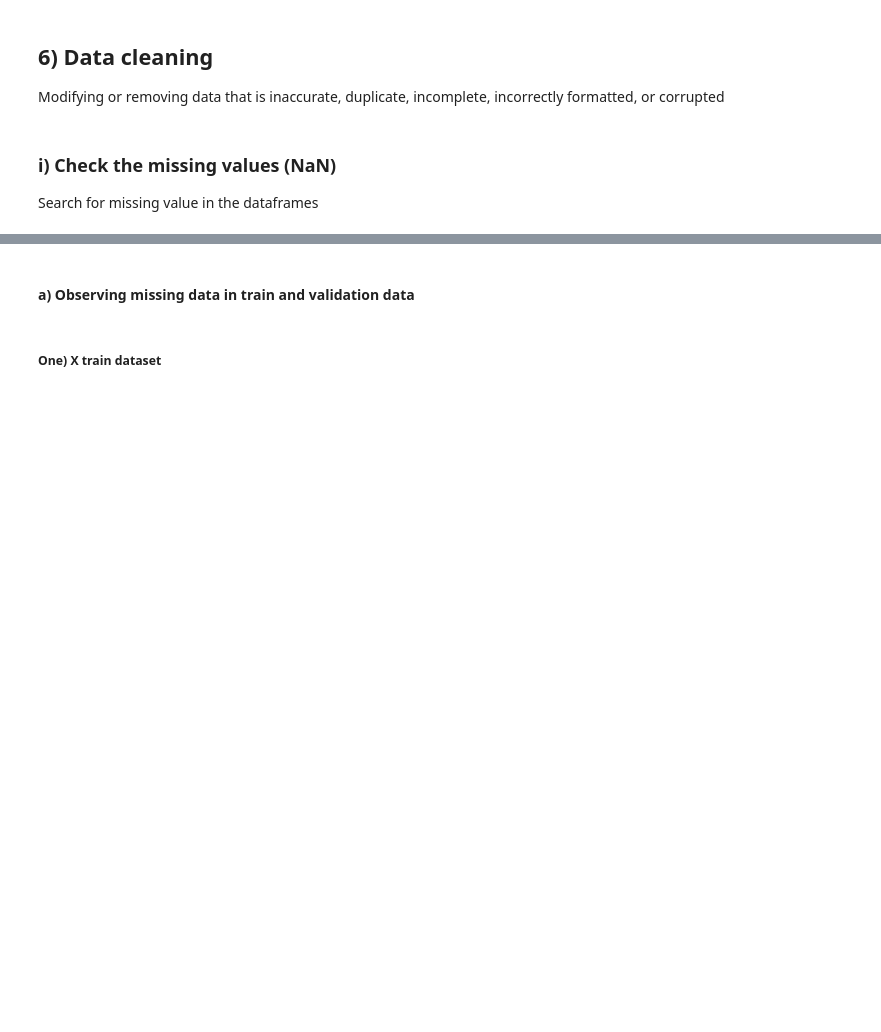
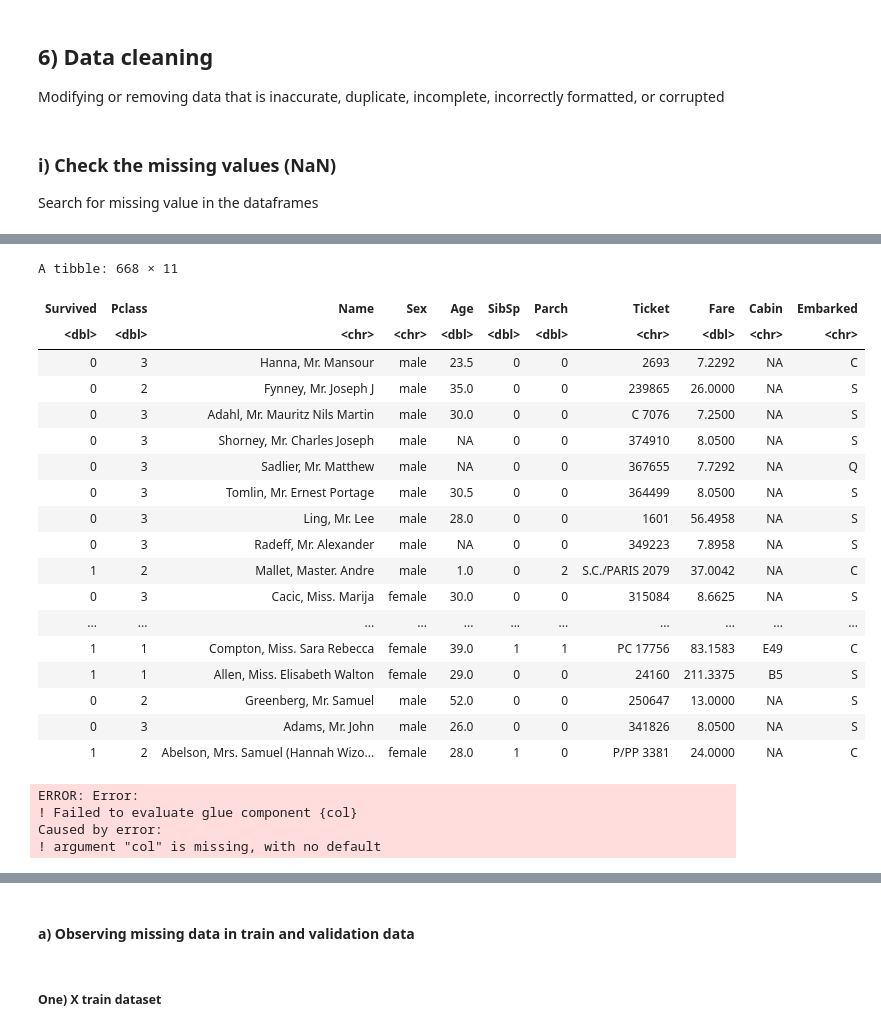
Before and after one commit to denis-spe/titanic, a Jupyter notebook: survival_with_R.ipynb, the cells around one changed output, grey strips where cells are left out. Cells and saved outputs as stored; diff of their text form; code cells hidden in the pictures; blank space fills up the shorter version.

```diff
--- a/survival_with_R.ipynb
+++ b/survival_with_R.ipynb
@@ -373,5 +458,42 @@ fill_data$handle()
+# %%
+fill <- function(data, col, strata) {
+  data %>% mutate("{col}" := replace_na(
+    .data[[col]],
+    switch(
+      strata,
+      mean = mean(.data[[col]])
+      )
+    ))
+}
+
+train_data %>% fill("Age", "mean")
+# %% [output]
+A tibble: 668 × 11
+| Survived | Pclass | Name | Sex | Age | SibSp | Parch | Ticket | Fare | Cabin | Embarked |
+| <dbl> | <dbl> | <chr> | <chr> | <dbl> | <dbl> | <dbl> | <chr> | <dbl> | <chr> | <chr> |
+| 0 | 3 | Hanna, Mr. Mansour | male | 23.5 | 0 | 0 | 2693 | 7.2292 | NA | C |
+| 0 | 2 | Fynney, Mr. Joseph J | male | 35.0 | 0 | 0 | 239865 | 26.0000 | NA | S |
+| 0 | 3 | Adahl, Mr. Mauritz Nils Martin | male | 30.0 | 0 | 0 | C 7076 | 7.2500 | NA | S |
+| 0 | 3 | Shorney, Mr. Charles Joseph | male | NA | 0 | 0 | 374910 | 8.0500 | NA | S |
+| 0 | 3 | Sadlier, Mr. Matthew | male | NA | 0 | 0 | 367655 | 7.7292 | NA | Q |
+| 0 | 3 | Tomlin, Mr. Ernest Portage | male | 30.5 | 0 | 0 | 364499 | 8.0500 | NA | S |
+| 0 | 3 | Ling, Mr. Lee | male | 28.0 | 0 | 0 | 1601 | 56.4958 | NA | S |
+| 0 | 3 | Radeff, Mr. Alexander | male | NA | 0 | 0 | 349223 | 7.8958 | NA | S |
+| 1 | 2 | Mallet, Master. Andre | male | 1.0 | 0 | 2 | S.C./PARIS 2079 | 37.0042 | NA | C |
+| 0 | 3 | Cacic, Miss. Marija | female | 30.0 | 0 | 0 | 315084 | 8.6625 | NA | S |
+| ... | ... | ... | ... | ... | ... | ... | ... | ... | ... | ... |
+| 1 | 1 | Compton, Miss. Sara Rebecca | female | 39.0 | 1 | 1 | PC 17756 | 83.1583 | E49 | C |
+| 1 | 1 | Allen, Miss. Elisabeth Walton | female | 29.0 | 0 | 0 | 24160 | 211.3375 | B5 | S |
+| 0 | 2 | Greenberg, Mr. Samuel | male | 52.0 | 0 | 0 | 250647 | 13.0000 | NA | S |
+| 0 | 3 | Adams, Mr. John | male | 26.0 | 0 | 0 | 341826 | 8.0500 | NA | S |
+| 1 | 2 | Abelson, Mrs. Samuel (Hannah Wizo... | female | 28.0 | 1 | 0 | P/PP 3381 | 24.0000 | NA | C |
 # %%
 train_data %>% fill
+# %% [output]
+ERROR: Error:
+! Failed to evaluate glue component {col}
+Caused by error:
+! argument "col" is missing, with no default
 # %%
 def plot_nan(data: pd.DataFrame, name: str | None = None, only_nan: bool = True, use_percent=False) -> None:
     nan_df = check_n_nan(data, only_nan)
```
Also changed, not shown: parts of 6 cells of this notebook.
